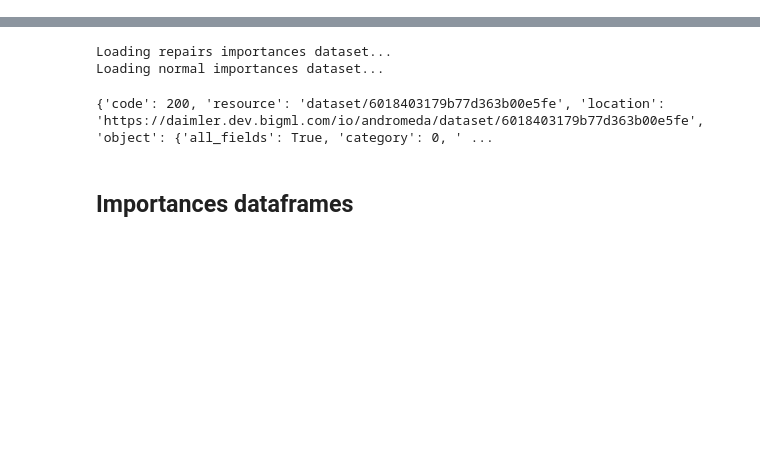
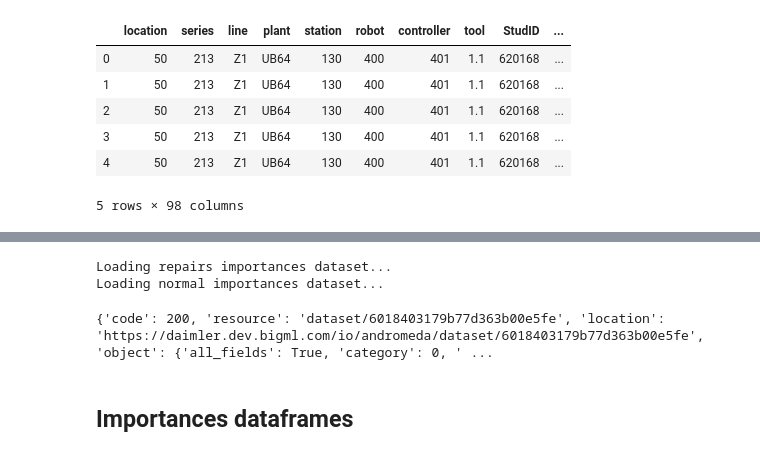
Before and after one commit to guillemvidalfite/ml-utils, a Jupyter notebook: anomaly-importances-util/notebooks/Python_development.ipynb, the cells around one changed output, grey strips where cells are left out. Cells and saved outputs as stored; diff of their text form; code cells hidden in the pictures; blank space fills up the shorter version.

```diff
--- a/anomaly-importances-util/notebooks/Python_development.ipynb
+++ b/anomaly-importances-util/notebooks/Python_development.ipynb
@@ -94,9 +182,9 @@ json_params_file = '/Users/guillem/Projects/feature-engineering-utils/anomaly-im
 # %%
-config_dict = init_config(json_config_file)
-params_dict = init_params(json_params_file)
 log = init_logger(config_dict["log_level"])
 all_input_features=params_dict["input-features"]
 importances_whizzml_script_id = config_dict["extract_importances_whizzml_id"]
+
+tse = params_dict["tse-files-list"][1]
 # %%
 api = BigML(config_dict["bigml_username"],config_dict["bigml_apikey"],project=config_dict["bigml_project"],domain=config_dict["bigml_domain"])
 
@@ -155,0 +339,17 @@ normal_importances_dataset_id = importances_execution_result["normal-importances
+# %%
+optimal_bas_df['score_rank'] = optimal_bas_df['std_anomaly_score'].rank(method='max')
+optimal_bas_df['score_pct_rank'] = optimal_bas_df['std_anomaly_score'].rank(pct=True)
+
+optimal_bas_df['orig_score'] = original_bas_df['std_anomaly_score']
+optimal_bas_df['orig_score_rank'] = original_bas_df['std_anomaly_score'].rank(method='max')
+optimal_bas_df['orig_score_pct_rank'] = original_bas_df['std_anomaly_score'].rank(pct=True)
+
+optimal_bas_df.head()
+# %% [output]
+|  | location | series | line | plant | station | robot | controller | tool | StudID | ... |
+| 0 | 50 | 213 | Z1 | UB64 | 130 | 400 | 401 | 1.1 | 620168 | ... |
+| 1 | 50 | 213 | Z1 | UB64 | 130 | 400 | 401 | 1.1 | 620168 | ... |
+| 2 | 50 | 213 | Z1 | UB64 | 130 | 400 | 401 | 1.1 | 620168 | ... |
+| 3 | 50 | 213 | Z1 | UB64 | 130 | 400 | 401 | 1.1 | 620168 | ... |
+| 4 | 50 | 213 | Z1 | UB64 | 130 | 400 | 401 | 1.1 | 620168 | ... |
+5 rows × 98 columns
```
Also changed, not shown: parts of 18 cells of this notebook, 18 other files.
